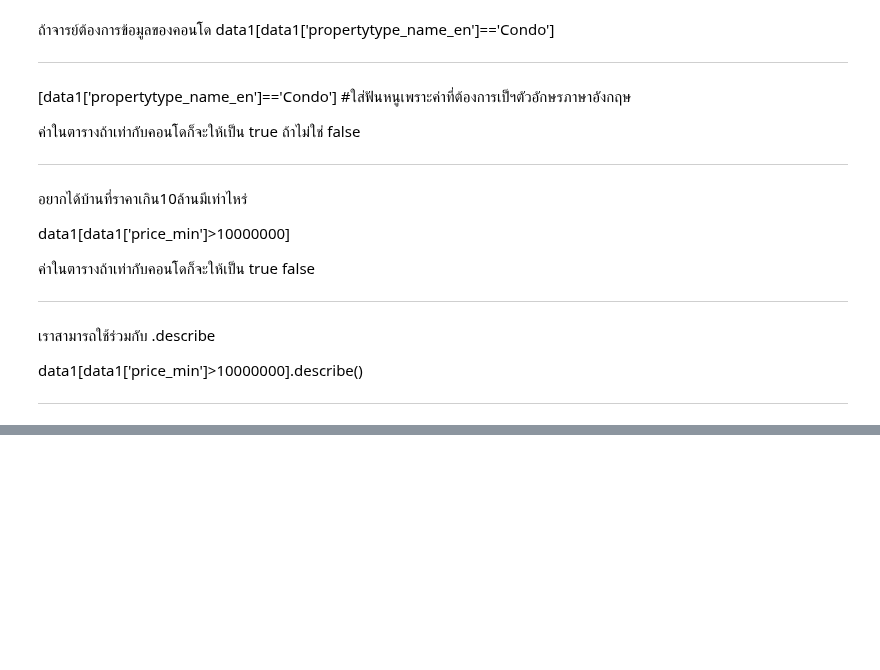
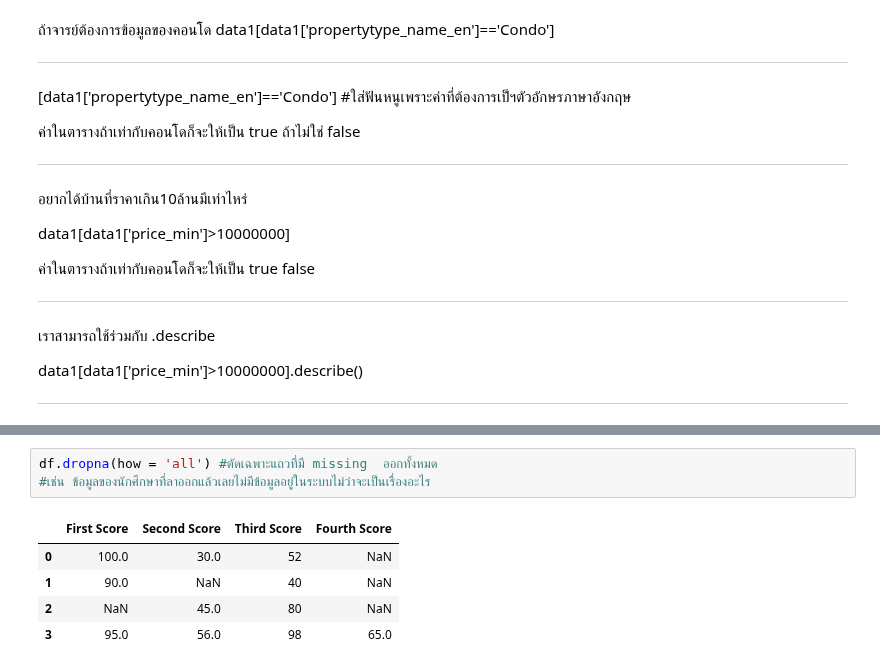
Before and after one commit to sucheerarighthere/BasicProg_DataViz65, a Jupyter notebook: midterm_cheat_sheet.ipynb, the cells around one changed output, grey strips where cells are left out. Cells and saved outputs as stored; diff of their text form; blank space fills up the shorter version.

```diff
--- a/midterm_cheat_sheet.ipynb
+++ b/midterm_cheat_sheet.ipynb
@@ -846,0 +1022,9 @@ data1[data1['price_min']>10000000].describe()
+# %%
+df.dropna(how = 'all') #ตัดเฉพาะแถวที่มี missing  ออกทั้งหมด
+#เช่น ข้อมูลของนักศึกษาที่ลาออกแล้วเลยไม่มีข้อมูลอยู่ในระบบไม่ว่าจะเป็นเรื่องอะไร
+# %% [output]
+|  | First Score | Second Score | Third Score | Fourth Score |
+| 0 | 100.0 | 30.0 | 52 | NaN |
+| 1 | 90.0 | NaN | 40 | NaN |
+| 2 | NaN | 45.0 | 80 | NaN |
+| 3 | 95.0 | 56.0 | 98 | 65.0 |
```
Also changed, not shown: parts of 18 cells of this notebook.
